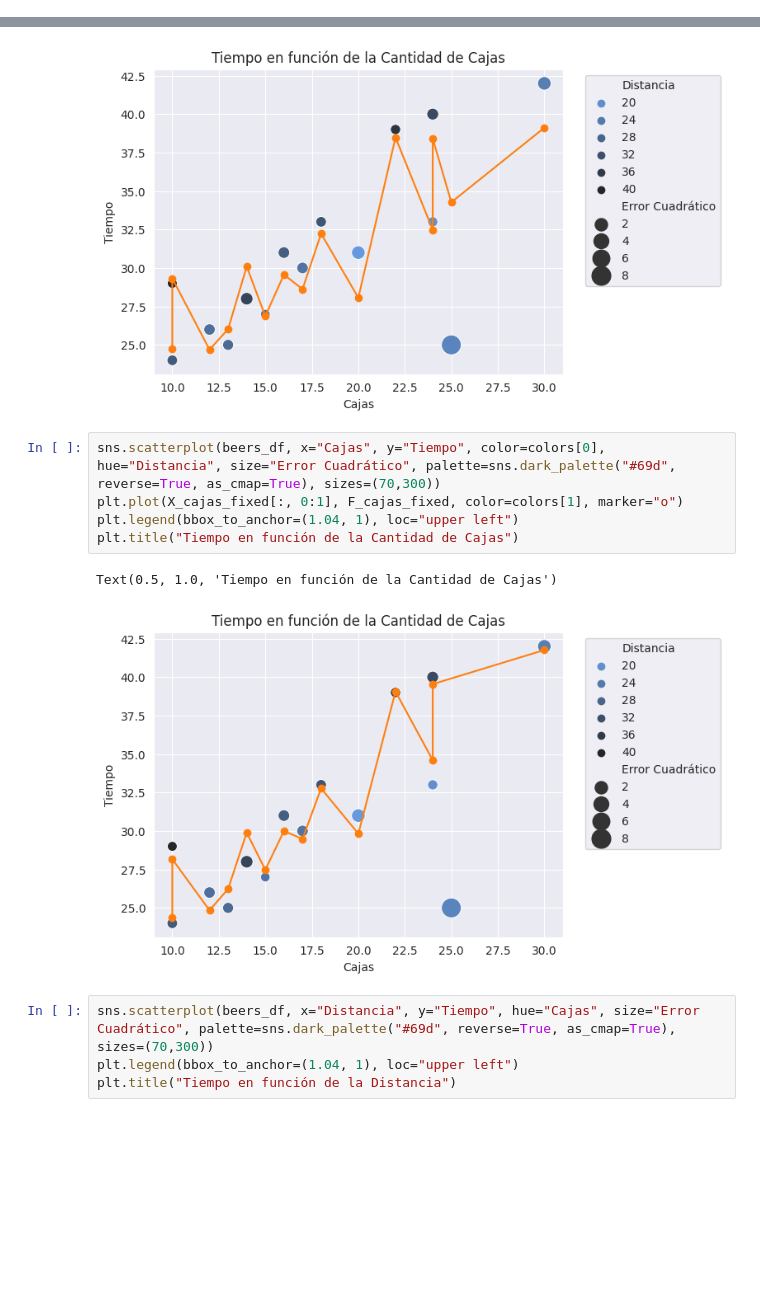
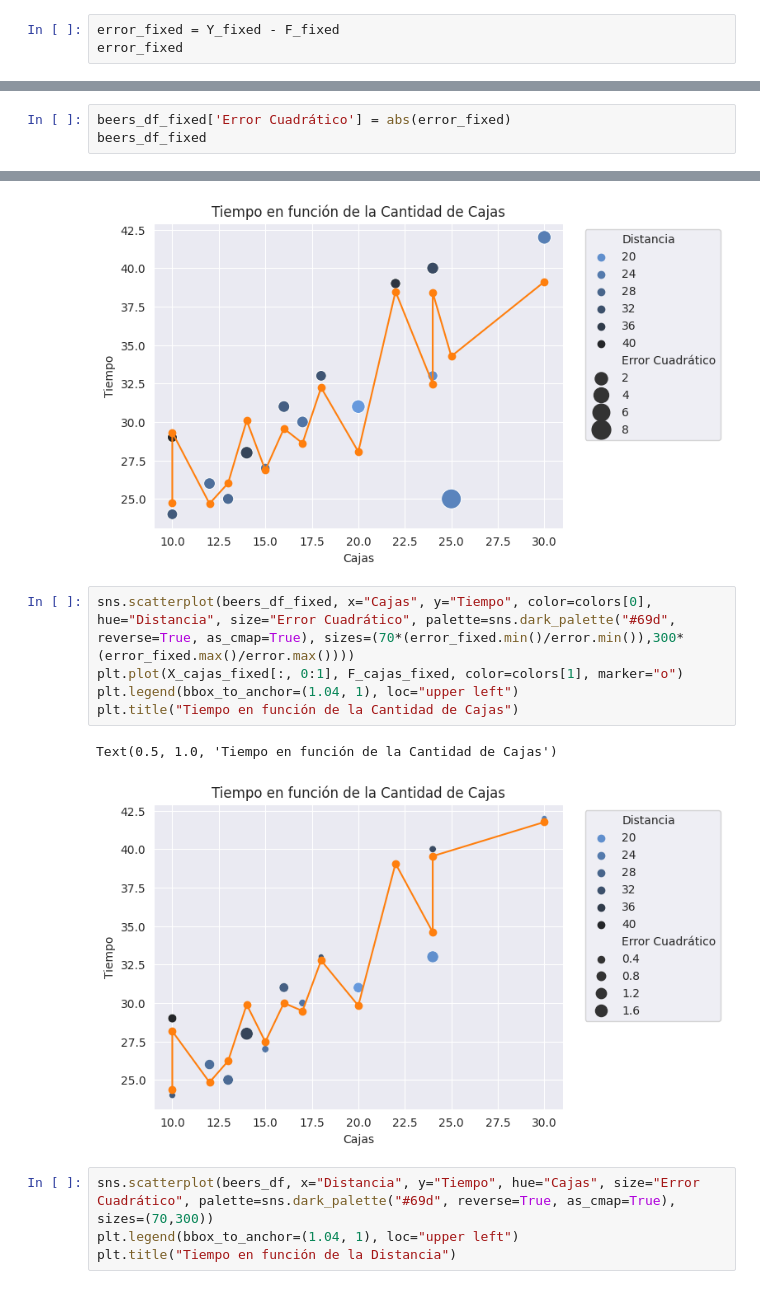
Before and after one commit to prausela/regressions, a Jupyter notebook: beers.ipynb, the cells around one changed output, grey strips where cells are left out. Cells and saved outputs as stored; diff of their text form; blank space fills up the shorter version.

Commit message:
fix: use error for no outliers in no outliers plots

```diff
--- a/beers.ipynb
+++ b/beers.ipynb
@@ -523,3 +523,6 @@ array([[29.82599518],
        [29.89439398],
        [39.06083126],
        [28.1645562 ]])
+# %%
+error_fixed = Y_fixed - F_fixed
+error_fixed
@@ -525,0 +544,3 @@ array([[29.82599518],
+# %%
+beers_df_fixed['Error Cuadrático'] = abs(error_fixed)
+beers_df_fixed
@@ -621,13 +658,13 @@ plt.title("Tiempo en función de la Cantidad de Cajas")
 Text(0.5, 1.0, 'Tiempo en función de la Cantidad de Cajas')
 [figure]
 # %%
-sns.scatterplot(beers_df, x="Cajas", y="Tiempo", color=colors[0], hue="Distancia", size="Error Cuadrático", palette=sns.dark_palette("#69d", reverse=True, as_cmap=True), sizes=(70,300))
+sns.scatterplot(beers_df_fixed, x="Cajas", y="Tiempo", color=colors[0], hue="Distancia", size="Error Cuadrático", palette=sns.dark_palette("#69d", reverse=True, as_cmap=True), sizes=(70*(error_fixed.min()/error.min()),300*(error_fixed.max()/error.max())))
 plt.plot(X_cajas_fixed[:, 0:1], F_cajas_fixed, color=colors[1], marker="o")
 plt.legend(bbox_to_anchor=(1.04, 1), loc="upper left")
 plt.title("Tiempo en función de la Cantidad de Cajas")
 # %% [output]
 Text(0.5, 1.0, 'Tiempo en función de la Cantidad de Cajas')
-[figure, old version]
+[figure, new version]
 # %%
 sns.scatterplot(beers_df, x="Distancia", y="Tiempo", hue="Cajas", size="Error Cuadrático", palette=sns.dark_palette("#69d", reverse=True, as_cmap=True), sizes=(70,300))
 plt.legend(bbox_to_anchor=(1.04, 1), loc="upper left")
```
Also changed, not shown: parts of 4 cells of this notebook.
